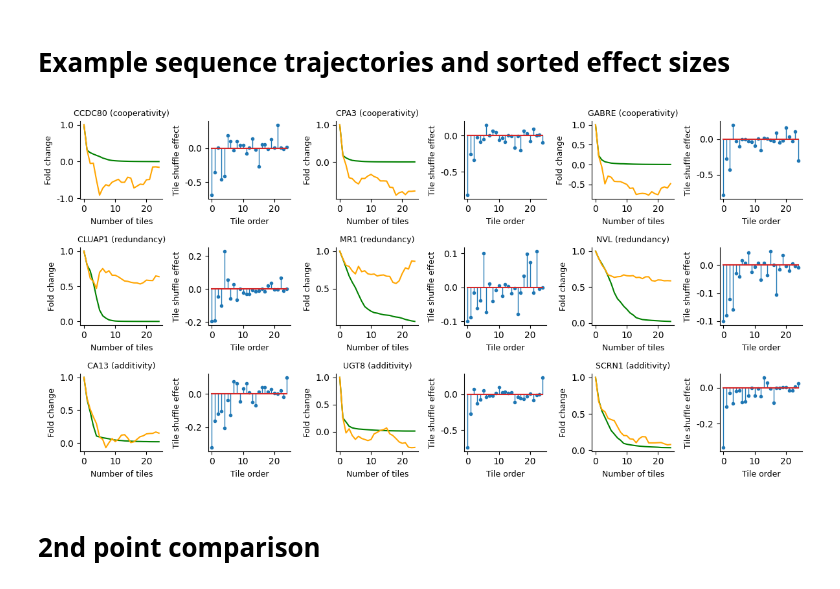
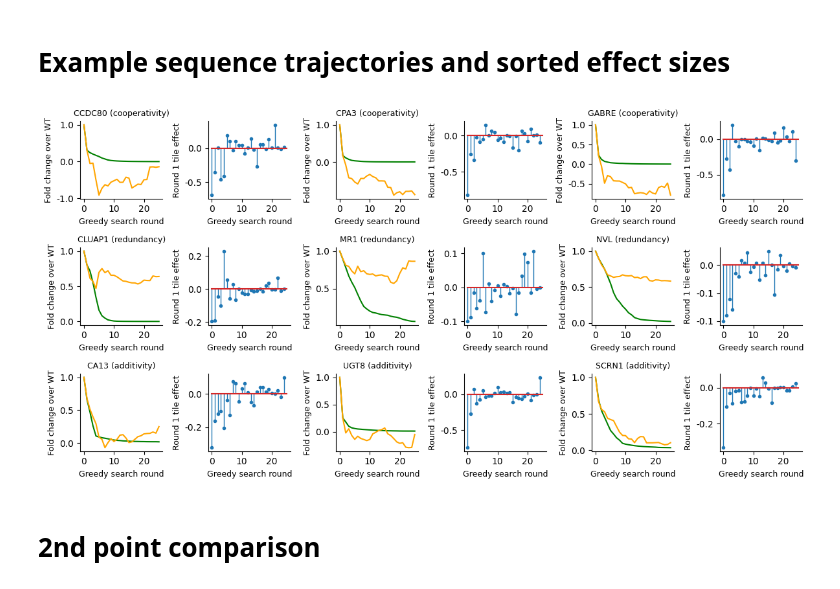
Before and after one commit to p-koo/creme-nn, a Jupyter notebook: figures/enhancer_greedy_search.ipynb, the cells around one changed output. Cells and saved outputs as stored; diff of their text form; code cells hidden in the pictures.

```diff
--- a/figures/enhancer_greedy_search.ipynb
+++ b/figures/enhancer_greedy_search.ipynb
@@ -256,38 +256,38 @@ fig, all_axes = plt.subplots(3, 6, figsize=[12, 6])
 for row, (label, seq_ids) in enumerate(cell_strata.items()):
     s = 0
     for seq_id in seq_ids:
         axes_trace = all_axes[row, s]
         axes_lol = all_axes[row, s+1]
 
         seq_df = k562_df[k562_df['seq_id']==seq_id]
         axes_trace.plot(seq_df['trace'], color='g')
         axes_trace.plot(seq_df['hypothetical_trace'], color='orange')
-        axes_trace.set_ylabel('Fold change', fontsize=fontsize)
-        axes_trace.set_xlabel('Number of tiles', fontsize=fontsize)
+        axes_trace.set_ylabel('Fold change over WT', fontsize=fontsize)
+        axes_trace.set_xlabel('Greedy search round', fontsize=fontsize)
         markerline, stemlines, baseline = axes_lol.stem(seq_df['sorted_effects'])
         plt.setp(stemlines, 'linewidth', 1)
         plt.setp(markerline, markersize=3)
 
 
-        axes_lol.set_xlabel('Tile order', fontsize=fontsize)
-        axes_lol.set_ylabel('Tile shuffle effect', fontsize=fontsize)
+        axes_lol.set_xlabel('Greedy search round', fontsize=fontsize)
+        axes_lol.set_ylabel('Round 1 tile effect', fontsize=fontsize)
 
 
         # axes[0].set_title(f"{label}-{seq_id}", )
         axes_trace.set_title(f"{seq_id.split('_')[0]} ({label})", fontsize=fontsize)
 
         for ax in [axes_trace, axes_lol]:
             ax.spines['top'].set_visible(False)
             ax.spines['right'].set_visible(False)
             ax.yaxis.set_major_formatter(FormatStrFormatter('%.1f'))
 
         # plt.savefig(f"{pdf_dir}/{label}-{i}")
         # plt.show()
         s += 2
 plt.tight_layout()
 fig.savefig(f"{pdf_dir}/example_sequences.pdf", bbox_inches='tight')
 # %% [output]
-[figure, old version]
+[figure, new version]
 # %% [markdown]
 # 2nd point comparison
 # %%
```
Also changed, not shown: parts of 1 cell of this notebook, 5 other files.
